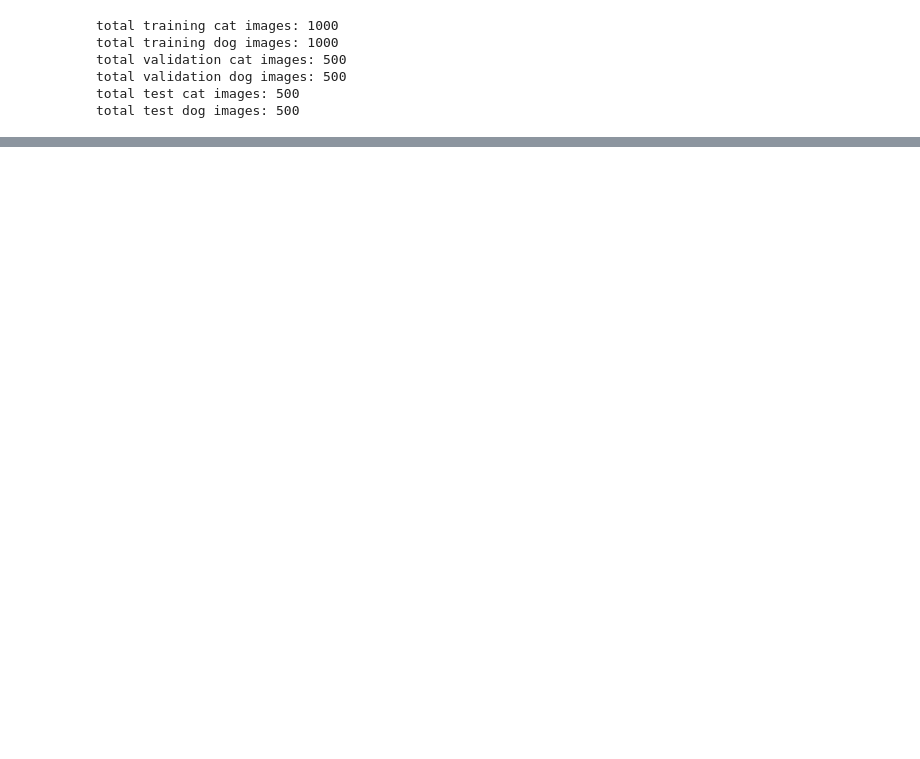
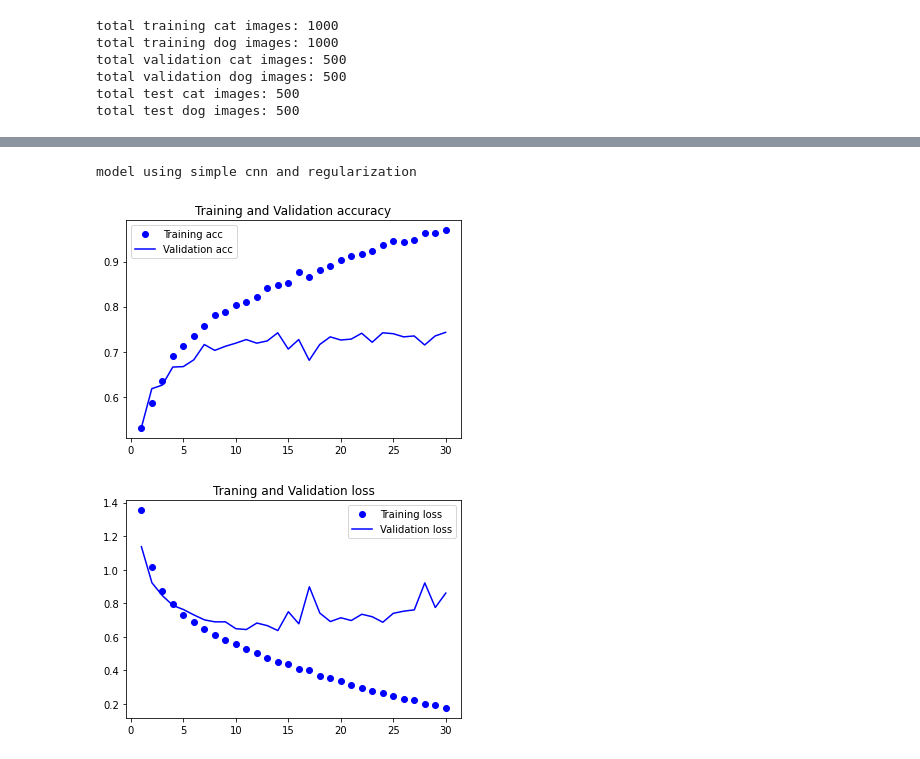
Before and after one commit to amarismail522-zz/Deep_Learning_Projects, a Jupyter notebook: cats_dogs_image_classifier.ipynb, the cells around one changed output, grey strips where cells are left out. Cells and saved outputs as stored; diff of their text form; code cells hidden in the pictures; blank space fills up the shorter version.

```diff
--- a/cats_dogs_image_classifier.ipynb
+++ b/cats_dogs_image_classifier.ipynb
@@ -176,0 +331,16 @@ import matplotlib.pyplot as plt
+# %%
+#Configuring the model for training
+
+model1.compile(loss='binary_crossentropy',
+              optimizer=optimizers.RMSprop(lr=1e-4),
+              metrics=['acc'])
+# %%
+#Fitting the model using a batch generator
+
+history = model1.fit_generator(
+    train_generator,
+    steps_per_epoch=steps_per_epoch,
+    epochs=30,
+    validation_data=validation_generator,
+    validation_steps=validation_steps
+)
@@ -176,0 +369,26 @@ import matplotlib.pyplot as plt
+# %%
+#Displaying curves of loss and accuracy during training
+print('model using simple cnn and regularization')
+acc = history.history['acc']
+val_acc = history.history['val_acc']
+loss = history.history['loss']
+val_loss = history.history['val_loss']
+
+epochs = range(1, len(acc)+1)
+
+plt.plot(epochs, acc, 'bo', label='Training acc')
+plt.plot(epochs, val_acc, 'b', label='Validation acc')
+plt.title('Training and Validation accuracy')
+plt.legend()
+plt.figure()
+
+plt.plot(epochs, loss, 'bo', label='Training loss')
+plt.plot(epochs, val_loss, 'b', label='Validation loss')
+plt.title('Traning and Validation loss')
+plt.legend()
+
+plt.show()
+# %% [output]
+model using simple cnn and regularization
+[figure, added]
+[figure, added]
```
Also changed, not shown: parts of 15 cells of this notebook.
